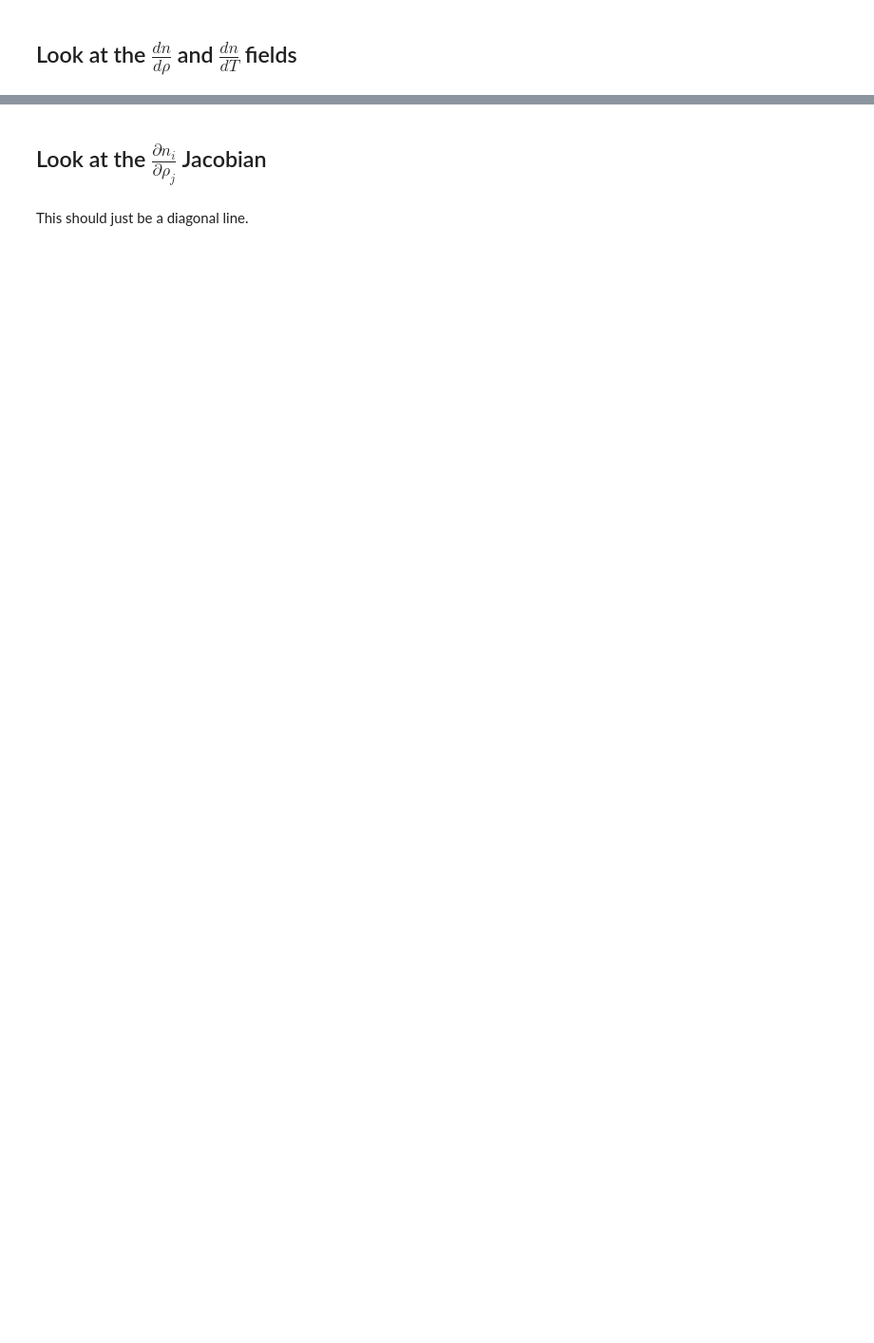
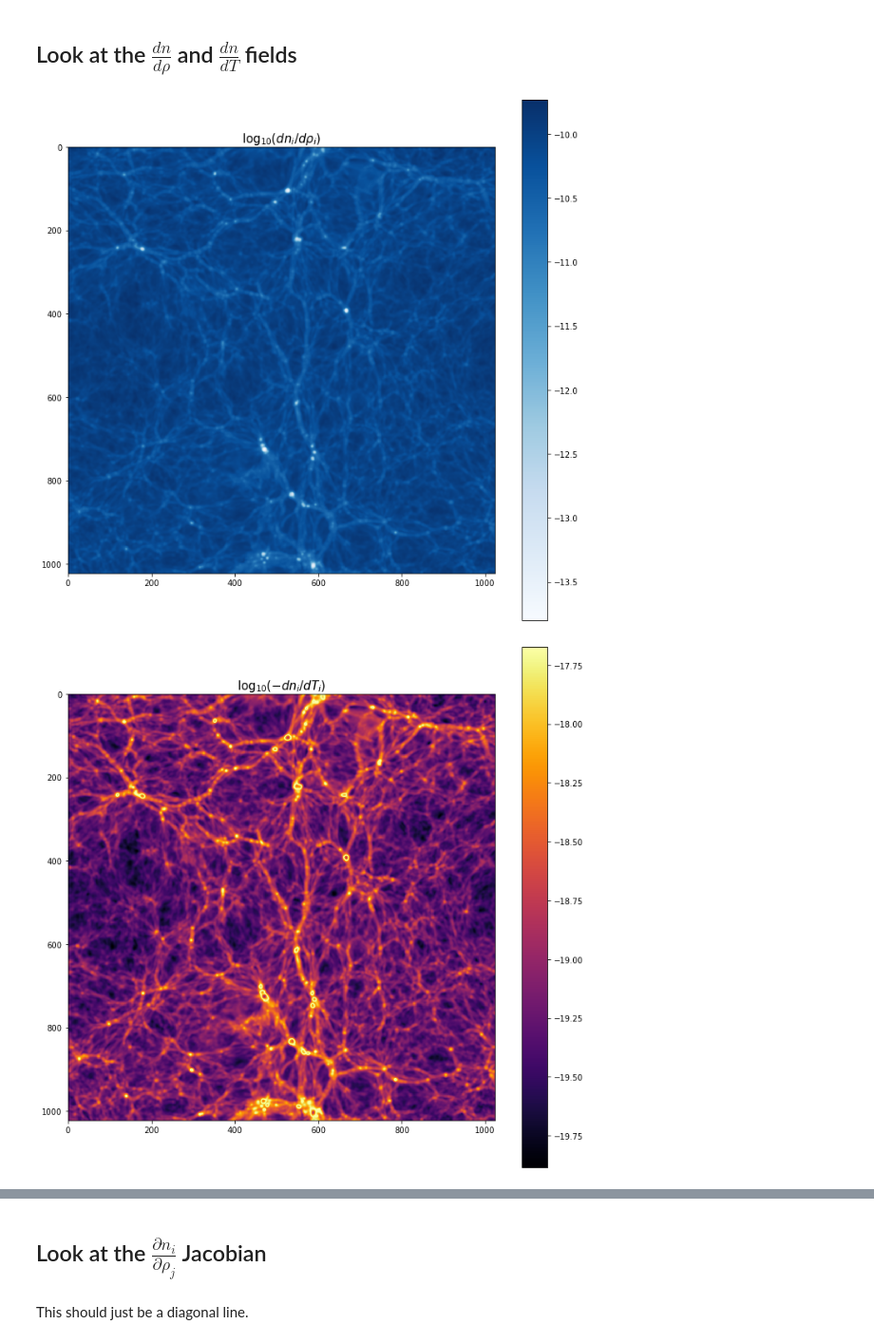
Before and after one commit to Jupiter1994/lya-tf, a Jupyter notebook: lya_fields/test_grads.ipynb, the cells around one changed output, grey strips where cells are left out. Shown at 95% size. Cells and saved outputs as stored; diff of their text form; code cells hidden in the pictures; blank space fills up the shorter version.

```diff
--- a/lya_fields/test_grads.ipynb
+++ b/lya_fields/test_grads.ipynb
@@ -94,14 +77,17 @@ dn/dr (jacobian) max: 1.3564928341938778e-10
 # %% [markdown]
 ## Look at the $\frac{dn}{d\rho}$ and $\frac{dn}{dT}$ fields
 # %%
-fig = plt.figure(figsize=(8,8))
+fig = plt.figure(figsize=(12,12))
 plt.imshow(np.log10(dn_dr[0,:,:]), cmap='Blues')
 plt.colorbar()
-plt.title(r'log10(dn/d$\rho$)')
+plt.title(r'$\log_{10}\left(dn_i / d\rho_i \right)$', fontsize=15)
 plt.show()
 
-fig = plt.figure(figsize=(8,8))
+fig = plt.figure(figsize=(12,12))
 plt.imshow(np.log10(-dn_dt[0,:,:]), cmap='inferno')
 plt.colorbar()
-plt.title('log10(-dn/dT)')
+plt.title(r'$\log_{10}\left(-dn_i / dT_i \right)$', fontsize=15)
 plt.show()
+# %% [output]
+[figure, added]
+[figure, added]
```
Also changed, not shown: parts of 20 cells of this notebook, 1 other file.
